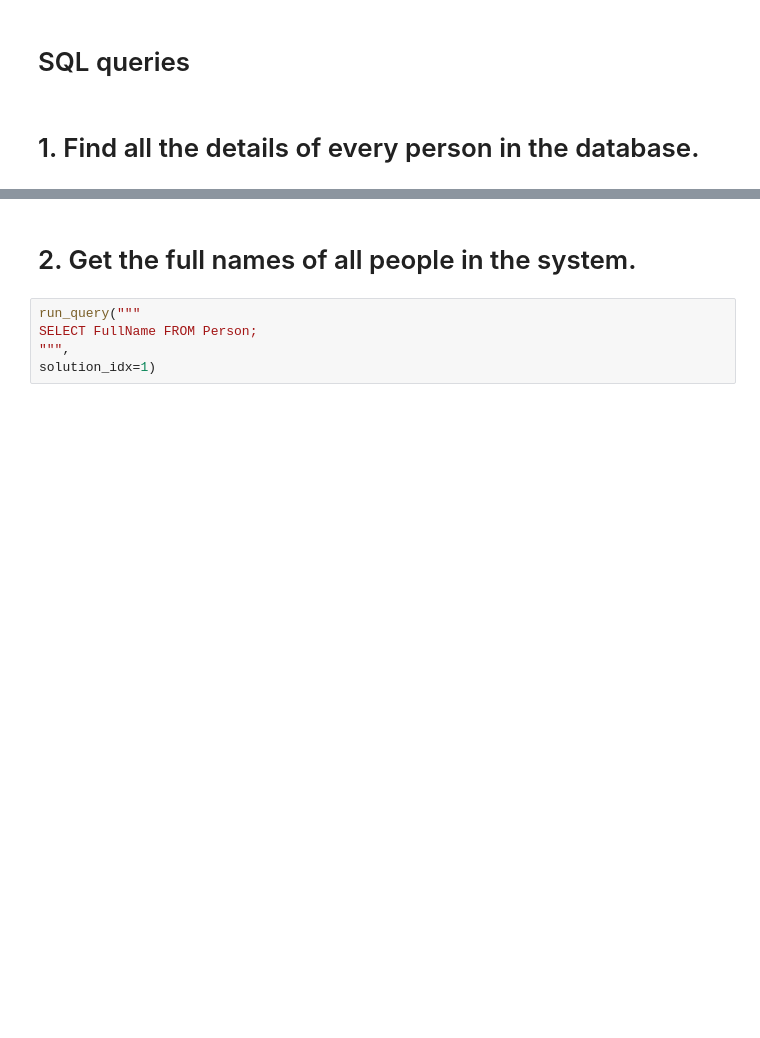
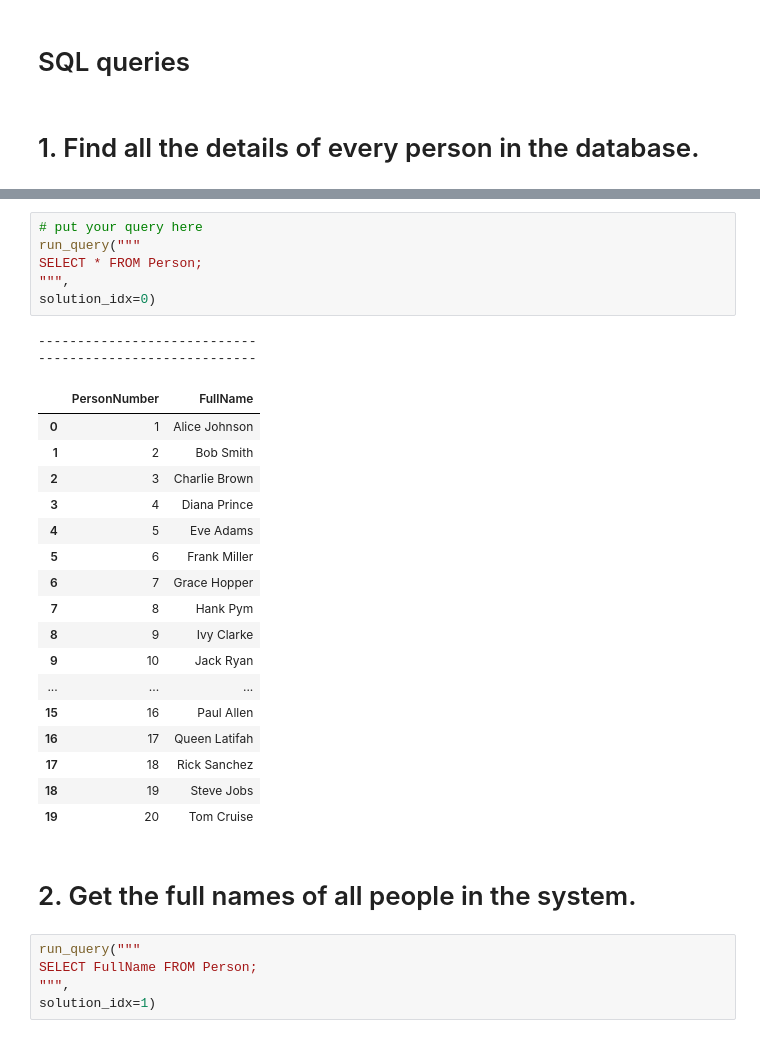
Before and after one commit to ayasqualli/Database-Management, a Jupyter notebook: Copy_of_DMV_USECASE.ipynb, the cells around one changed output, grey strips where cells are left out. Cells and saved outputs as stored; diff of their text form; blank space fills up the shorter version.

Commit message:
Add solution check

```diff
--- a/Copy_of_DMV_USECASE.ipynb
+++ b/Copy_of_DMV_USECASE.ipynb
@@ -307,3 +307,29 @@ solution_idx=0)
+# %%
+# put your query here
+run_query("""
+SELECT * FROM Person;
+""",
+solution_idx=0)
+# %% [output]
+----------------------------
+----------------------------
+|  | PersonNumber | FullName |
+| 0 | 1 | Alice Johnson |
+| 1 | 2 | Bob Smith |
+| 2 | 3 | Charlie Brown |
+| 3 | 4 | Diana Prince |
+| 4 | 5 | Eve Adams |
+| 5 | 6 | Frank Miller |
+| 6 | 7 | Grace Hopper |
+| 7 | 8 | Hank Pym |
+| 8 | 9 | Ivy Clarke |
+| 9 | 10 | Jack Ryan |
+| ... | ... | ... |
+| 15 | 16 | Paul Allen |
+| 16 | 17 | Queen Latifah |
+| 17 | 18 | Rick Sanchez |
+| 18 | 19 | Steve Jobs |
+| 19 | 20 | Tom Cruise |
 # %% [markdown]
 # 2. Get the full names of all people in the system.
 # %%
```
Also changed, not shown: parts of 2 cells of this notebook, 1 other file.
